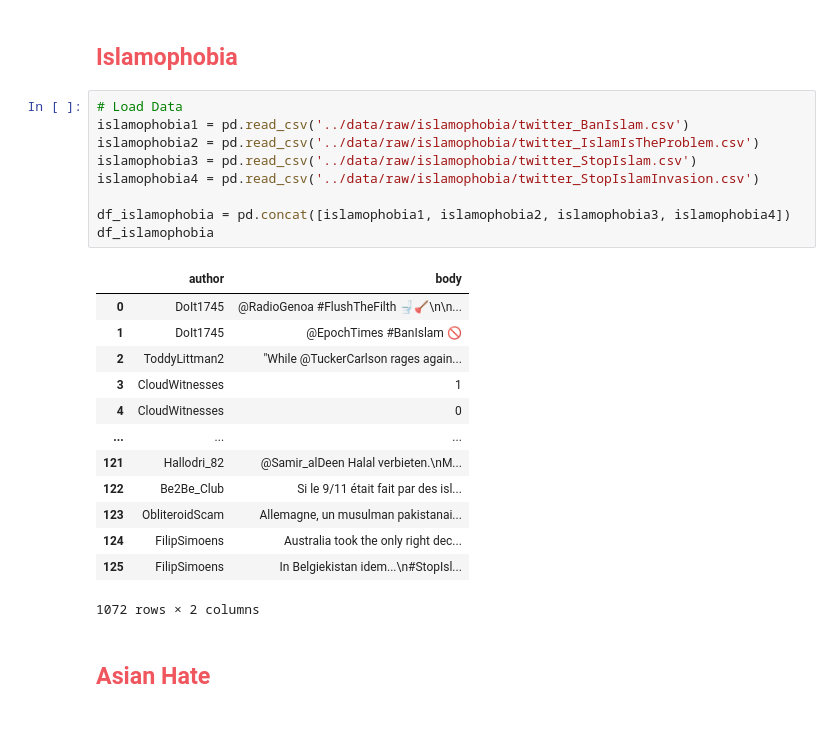
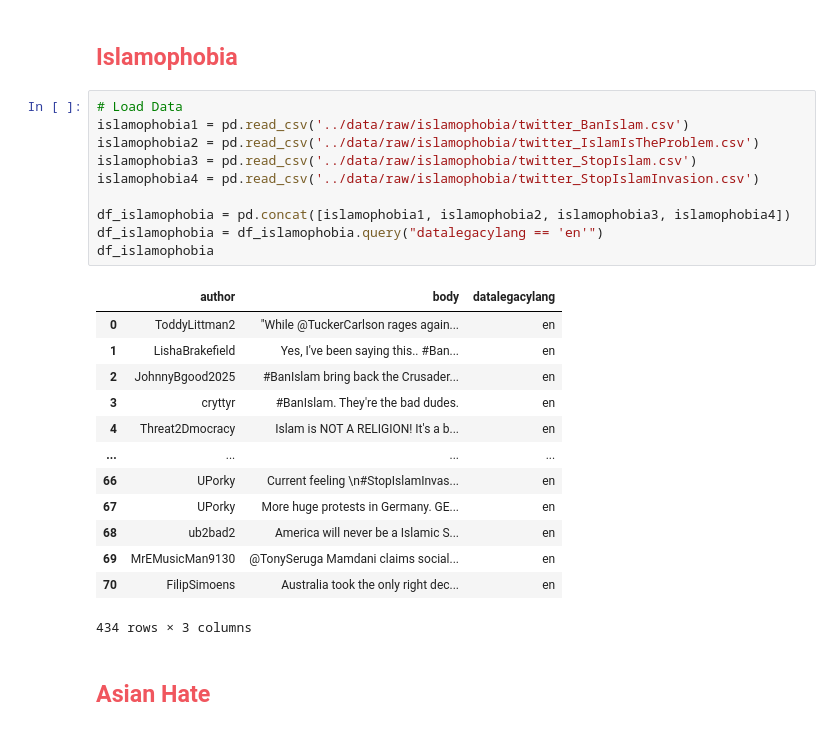
Before and after one commit to aiko-isnt-ded/speech_radicalization_analysis, a Jupyter notebook: notebooks/1.01-vtf-merging_data.ipynb, the cells around one changed output. Saved outputs shown, nothing was run; the diff lists cells and outputs as text.

```diff
--- a/notebooks/1.01-vtf-merging_data.ipynb
+++ b/notebooks/1.01-vtf-merging_data.ipynb
@@ -66,26 +68,27 @@ df_lgbt
 # %%
 # Load Data
 islamophobia1 = pd.read_csv('../data/raw/islamophobia/twitter_BanIslam.csv')
 islamophobia2 = pd.read_csv('../data/raw/islamophobia/twitter_IslamIsTheProblem.csv')
 islamophobia3 = pd.read_csv('../data/raw/islamophobia/twitter_StopIslam.csv')
 islamophobia4 = pd.read_csv('../data/raw/islamophobia/twitter_StopIslamInvasion.csv')
 
 df_islamophobia = pd.concat([islamophobia1, islamophobia2, islamophobia3, islamophobia4])
+df_islamophobia = df_islamophobia.query("datalegacylang == 'en'")
 df_islamophobia
 # %% [output]
-|  | author | body |
-| 0 | DoIt1745 | @RadioGenoa #FlushTheFilth 🚽🪠\n\n... |
-| 1 | DoIt1745 | @EpochTimes #BanIslam 🚫 |
-| 2 | ToddyLittman2 | "While @TuckerCarlson rages again... |
-| 3 | CloudWitnesses | 1 |
-| 4 | CloudWitnesses | 0 |
-| ... | ... | ... |
-| 121 | Hallodri_82 | @Samir_alDeen Halal verbieten.\nM... |
-| 122 | Be2Be_Club | Si le 9/11 était fait par des isl... |
-| 123 | ObliteroidScam | Allemagne, un musulman pakistanai... |
-| 124 | FilipSimoens | Australia took the only right dec... |
-| 125 | FilipSimoens | In Belgiekistan idem...\n#StopIsl... |
+|  | author | body | datalegacylang |
+| 0 | ToddyLittman2 | "While @TuckerCarlson rages again... | en |
+| 1 | LishaBrakefield | Yes, I've been saying this.. #Ban... | en |
+| 2 | JohnnyBgood2025 | #BanIslam bring back the Crusader... | en |
+| 3 | cryttyr | #BanIslam. They're the bad dudes. | en |
+| 4 | Threat2Dmocracy | Islam is NOT A RELIGION! It's a b... | en |
+| ... | ... | ... | ... |
+| 66 | UPorky | Current feeling \n#StopIslamInvas... | en |
+| 67 | UPorky | More huge protests in Germany. GE... | en |
+| 68 | ub2bad2 | America will never be a Islamic S... | en |
+| 69 | MrEMusicMan9130 | @TonySeruga Mamdani claims social... | en |
+| 70 | FilipSimoens | Australia took the only right dec... | en |
-1072 rows × 2 columns
+434 rows × 3 columns
 # %% [markdown]
 ## <font color= #f0565e> **Asian Hate** </font>
 # %%
```
Also changed, not shown: parts of 3 cells of this notebook, 16 other files.
